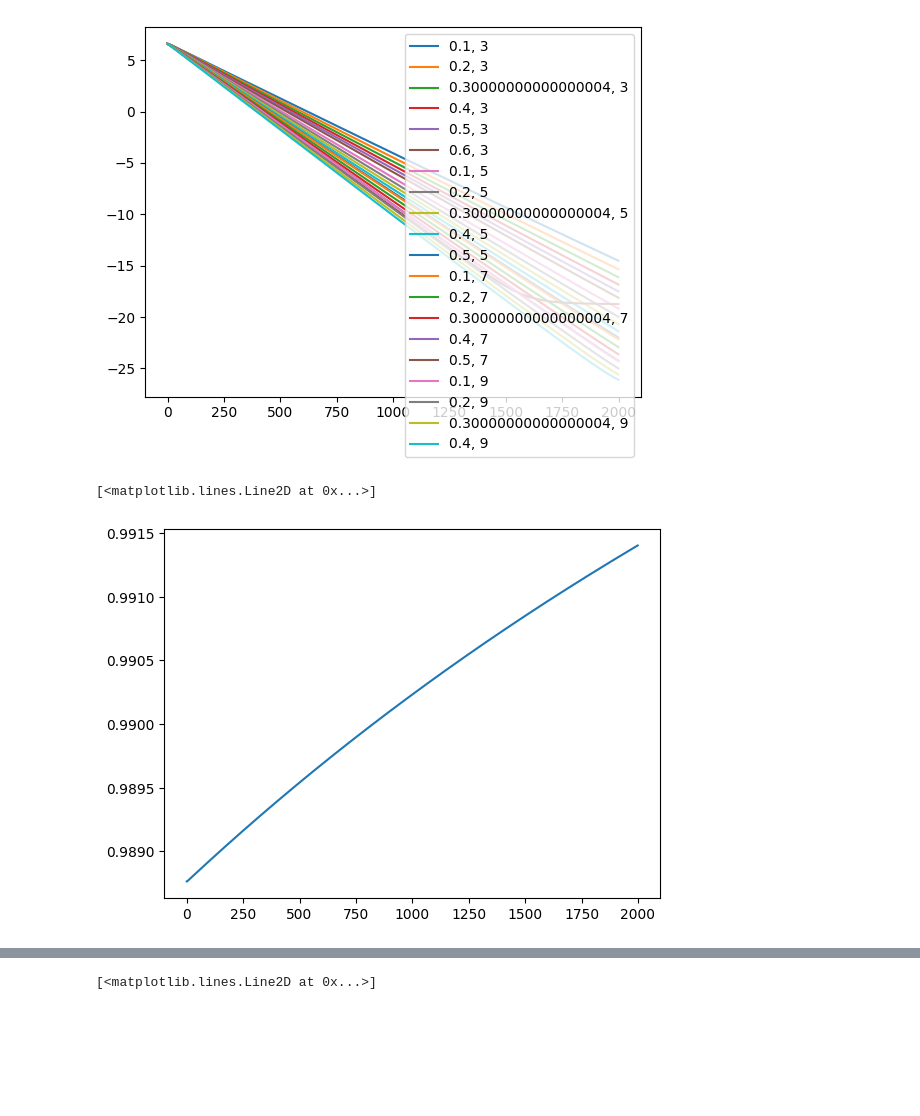
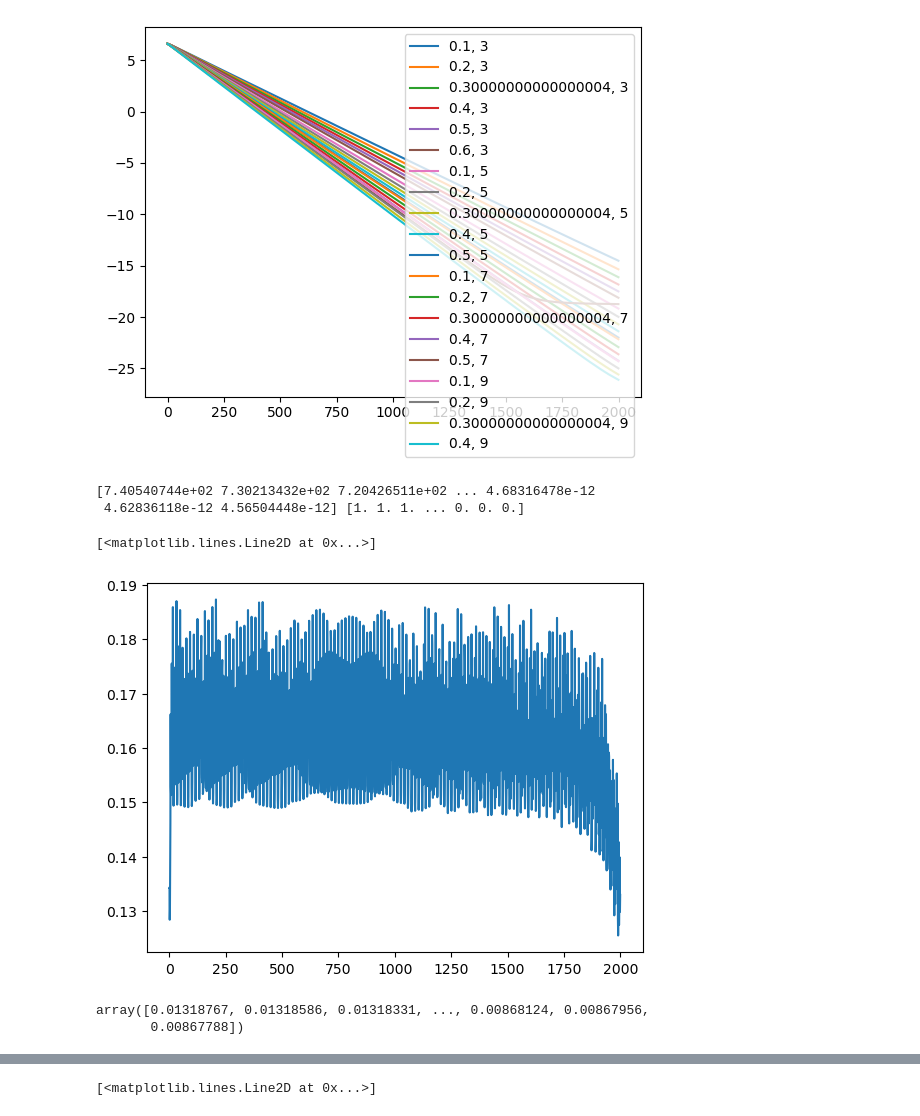
Before and after one commit to J-Hermant/Nesterov_Acceleration_Aiming_Condition, a Jupyter notebook: Wort_instance_pl.ipynb, the cells around one changed output, grey strips where cells are left out. Drawn from its saved outputs; the diff is of its cells as text; code cells hidden in the pictures; blank space fills up the shorter version.

```diff
--- a/Wort_instance_pl.ipynb
+++ b/Wort_instance_pl.ipynb
@@ -281,9 +275,18 @@ plt.legend()
 <matplotlib.legend.Legend at 0x...>
 [figure]
 # %%
+init = np.zeros(n)
 f_nag,mu,corr_nag = run_nag(init,n_iter,9* L**(-1), 0.4,t,T,D,L,y)
-f_gd,mu_gd = run_gd(init,n_iter,15* L**(-1),t,T,D,L,y)
+f_gd,mu_gd = run_gd(init,n_iter,13* L**(-1),t,T,D,L,y)
+print(f_nag,init)
 plt.plot(corr_nag)
 # %% [output]
-[<matplotlib.lines.Line2D at 0x...>]
+[7.40540744e+02 7.30213432e+02 7.20426511e+02 ... 4.68316478e-12
+ 4.62836118e-12 4.56504448e-12] [1. 1. 1. ... 0. 0. 0.]
+[<matplotlib.lines.Line2D at 0x...>]
-[figure, old version]
+[figure, new version]
+# %%
+f_nag
+# %% [output]
+array([0.01318767, 0.01318586, 0.01318331, ..., 0.00868124, 0.00867956,
+       0.00867788])
```
Also changed, not shown: parts of 3 cells of this notebook, 2 other files.
